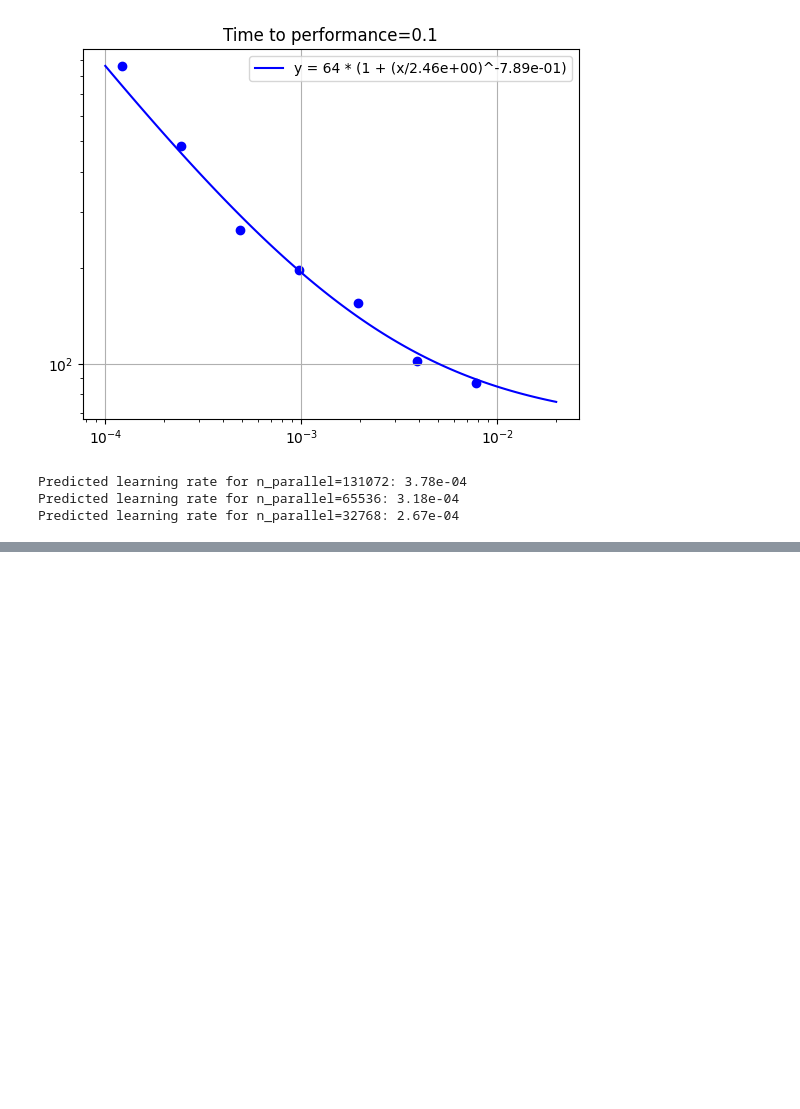
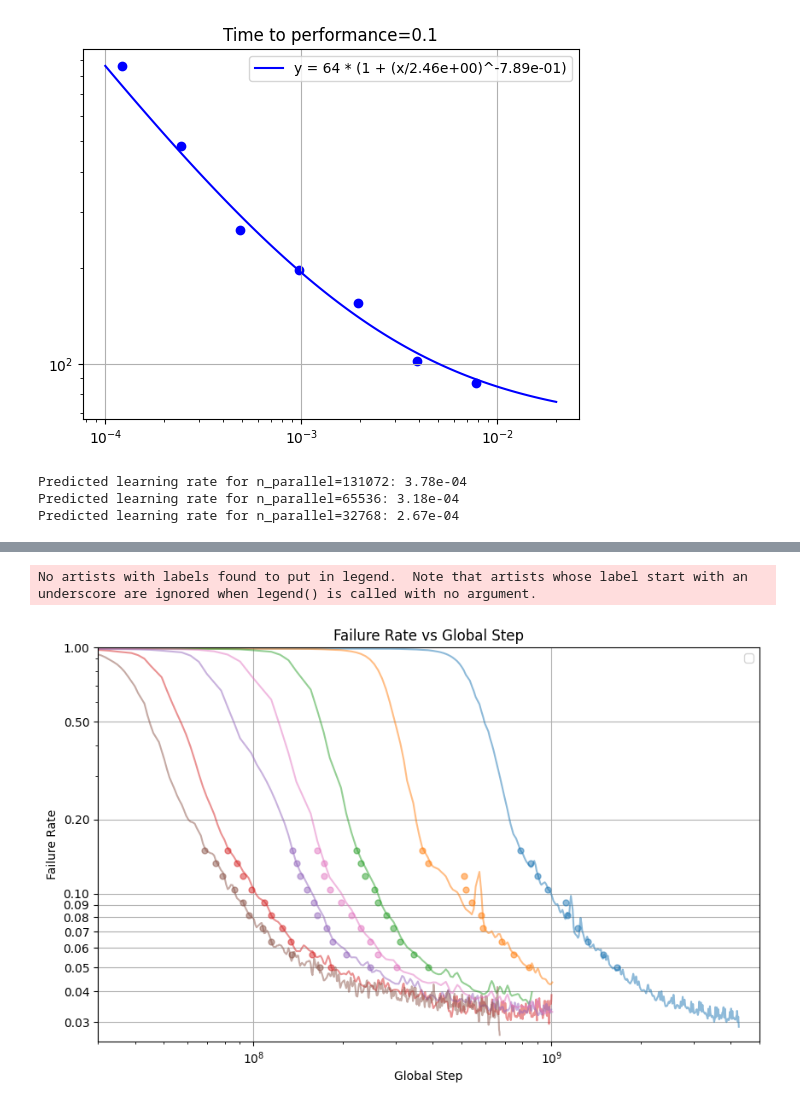
Before and after one commit to orybkin/IsaacGymEnvs, a Jupyter notebook: isaacgymenvs/sac/qscaled_pareto.ipynb, the cells around one changed output, grey strips where cells are left out. Saved outputs shown, nothing was run; the diff lists cells and outputs as text; code cells hidden in the pictures; blank space fills up the shorter version.

```diff
--- a/isaacgymenvs/sac/qscaled_pareto.ipynb
+++ b/isaacgymenvs/sac/qscaled_pareto.ipynb
@@ -82,0 +140,67 @@ Predicted learning rate for n_parallel=32768: 2.67e-04
+# %%
+# All pareto fronts
+
+from scipy.ndimage import gaussian_filter1d
+
+data = pd.read_csv('data/igpush_best.csv')
+
+data.filter(regex='failure_2_last$|global_step')
+
+# Plot data against global_step
+plt.figure(figsize=(10, 6))
+
+# Define a color palette
+colors = ['#1f77b4', '#ff7f0e', '#2ca02c', '#d62728', '#9467bd', '#8c564b', '#e377c2', '#7f7f7f', '#bcbd22', '#17becf']
+
+# Get all columns except global_step for plotting
+failure_cols = data.filter(regex='failure_2_last$').columns
+# remove noisy data
+# failure_cols = [col for col in failure_cols if col != 'experiment: hlg_1cubes_b32768_mb5120_lr2.5e-4 - episodic_stats/failure_2_last']
+# failure_cols = [col for col in failure_cols if col != 'experiment: hlg_1cubes_b65536_mb8064_lr3.7e-4 - episodic_stats/failure_2_last']
+time_to_x = [0.05, 0.1, 0.23, 0.5]
+time_to_x = np.logspace(np.log10(0.05), np.log10(0.5), 6)
+time_to_x = np.logspace(np.log10(0.05), np.log10(0.15), 6)
+time_to_x = np.logspace(np.log10(0.05), np.log10(0.5), 20)
+time_to_x = np.logspace(np.log10(0.05), np.log10(0.15), 10)
+
+# Store crossings for each curve and target rate
+all_crossings = {}
+
+# column names look like this: experiment: hlg_1cubes_b65536_mb8064_lr3.7e-4 - _step
+for i, col in enumerate(failure_cols):
+    x = data['global_step'][data[col].notna()]
+    y = data[col][data[col].notna()]
+    y = gaussian_filter1d(y, sigma=1)
+    y_smooth = y
+    plt.plot(x, y_smooth, color=colors[i % len(colors)], alpha=0.5, markersize=5)
+
+    all_crossings[col] = {}
+
+    for rate in time_to_x:
+        # Find where curve crosses the target rate
+        crossings = np.mean(np.where(np.diff(np.signbit(y - rate))), axis=1).astype(int)
+        all_crossings[col][rate] = []
+
+        if len(crossings) > 0:
+            # Get the x,y coordinates of intersection
+            for idx in crossings:
+                x_cross = x.iloc[idx]
+                y_cross = y[idx]
+                all_crossings[col][rate] = x_cross
+                plt.plot(x_cross, rate, 'o', color=colors[i % len(colors)], alpha=0.5, markersize=5)
+
+plt.xlabel('Global Step')
+plt.ylabel('Failure Rate')
+plt.title('Failure Rate vs Global Step')
+plt.xlim(3e7, 5e9)
+plt.ylim(0.025, 1)
+plt.xscale('log')
+plt.yscale('log')
+yticks = [0.03, 0.04, 0.05, 0.06, 0.07, 0.08, 0.09, 0.1, 0.2, 0.5, 1]
+plt.yticks(yticks, [f'{y:.2f}' for y in yticks])
+plt.legend()
+plt.grid(True)
+plt.show()
+# %% [output]
+No artists with labels found to put in legend.  Note that artists whose label start with an underscore are ignored when legend() is called with no argument.
+[figure, added]
```
Also changed, not shown: parts of 8 cells of this notebook, 9 other files.
